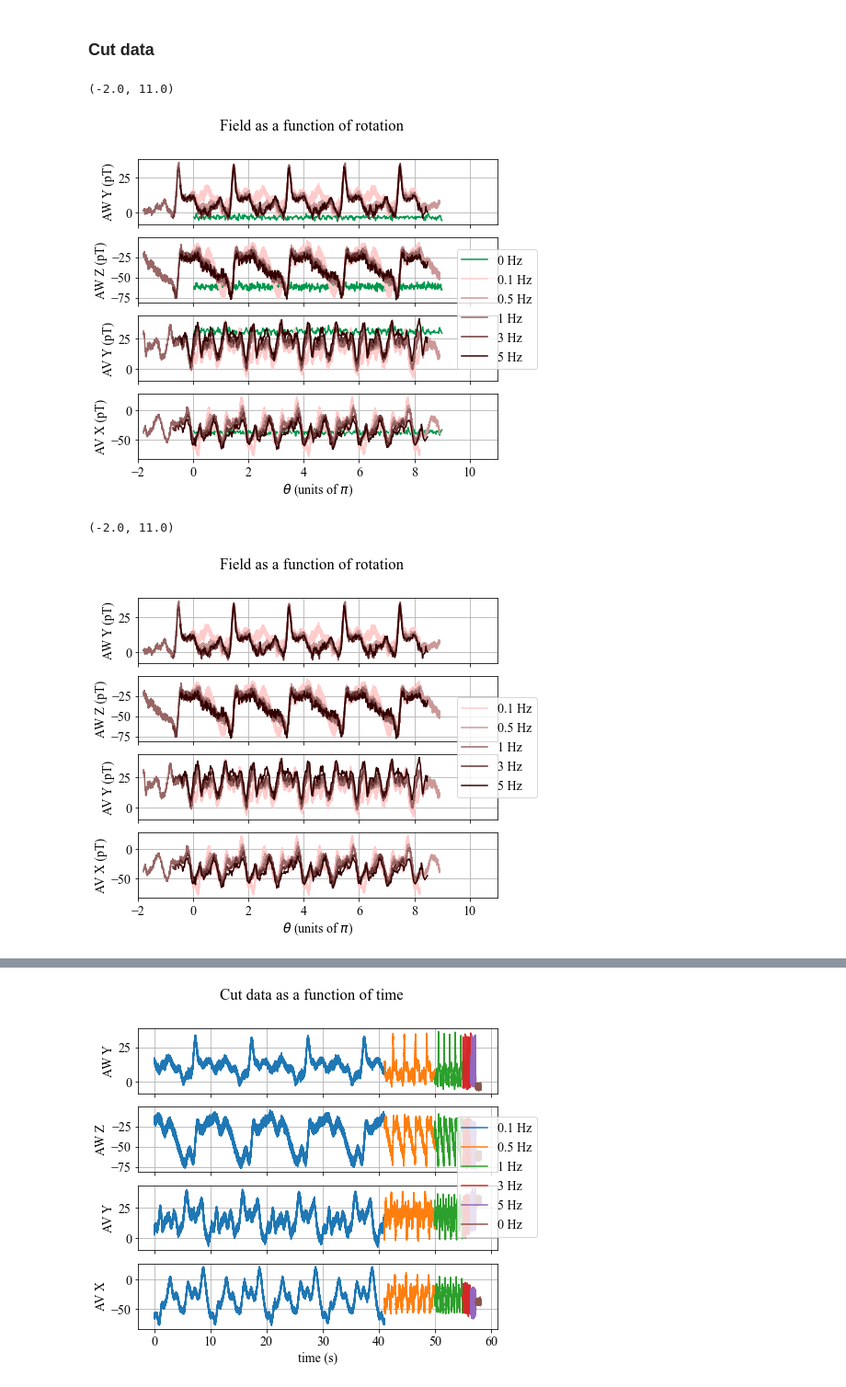
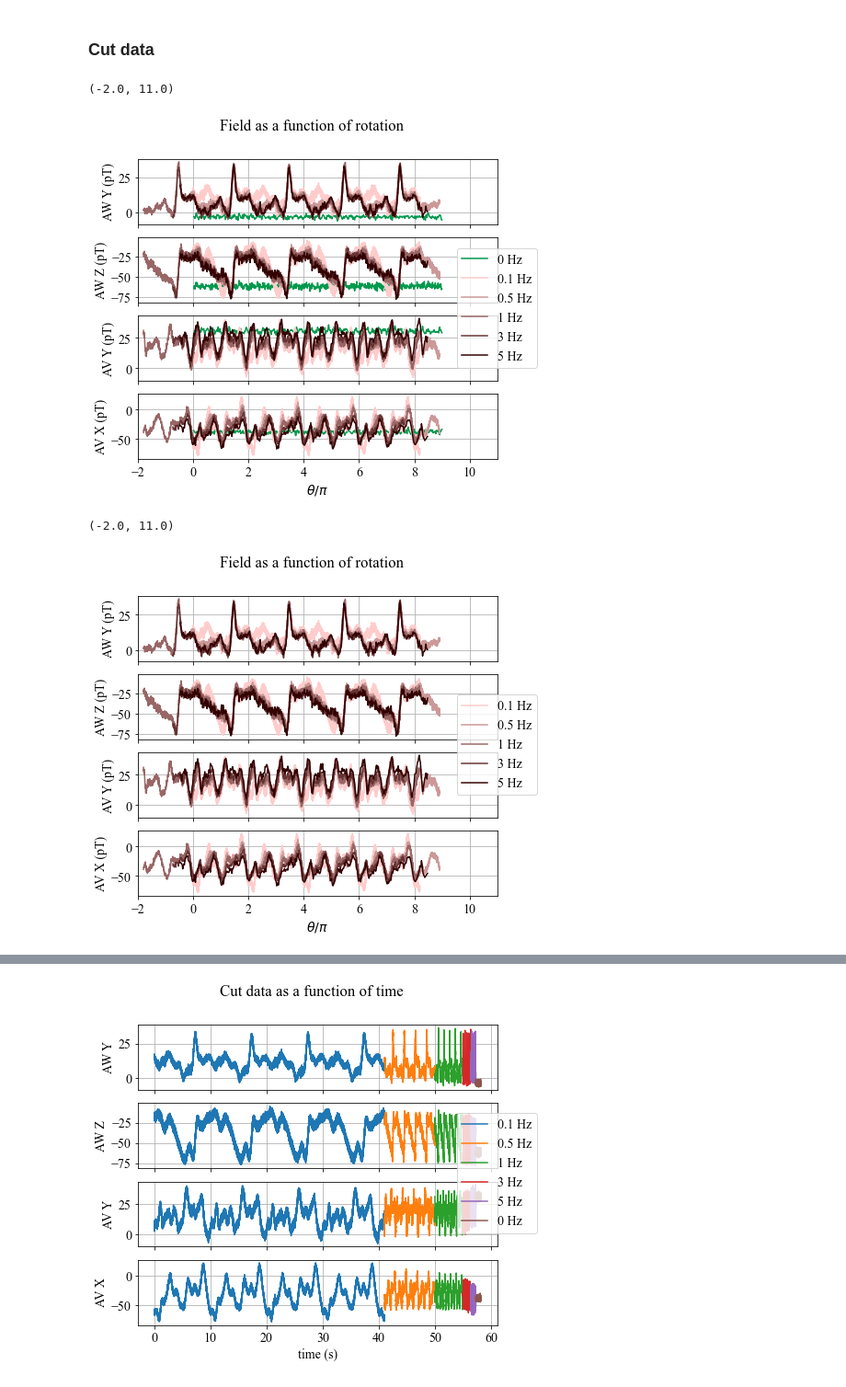
Before and after one commit to nancy-aggarwal/Characterization-of-ARIADNE-source-mass-rotor_Github, a Jupyter notebook: Code/Cut-and-Average-Data-Exp2.ipynb, the cells around one changed output, grey strips where cells are left out. Shown at 92% size. Saved outputs shown, nothing was run; the diff lists cells and outputs as text; code cells hidden in the pictures.

```diff
--- a/Code/Cut-and-Average-Data-Exp2.ipynb
+++ b/Code/Cut-and-Average-Data-Exp2.ipynb
@@ -14,7 +13,7 @@ import pickle
 # import json
 # %%
 SaveData = True
-SaveDataFigs = True
+SaveDataFigs = False
 
 dpiN = 1000
 dark_plots = False
@@ -24,8 +23,8 @@ if dark_plots:
 else:
     dark = 'whitebg/'
     mpl.rcParams.update(mpl.rcParamsDefault)
-SavePlotDir_Exp2  = '../Results/Exp2/'+dark+'ProcessedData/'
-SaveDataDir_Exp2  = '../Results/Exp2/'+'Pickles/'
+SavePlotDir_Exp2  = '../Results/2021-12-20/Exp2/'+dark+'ProcessedData/'
+SaveDataDir_Exp2  = '../Results/2021-12-20/Exp2/'+'Pickles/'
 if SaveDataFigs:
     if not os.path.exists(SavePlotDir_Exp2):
         os.makedirs(SavePlotDir_Exp2)
@@ -356,35 +355,35 @@ for freq in plot_freq:
         else:
             cval = 0.8-i_freq/ncol
             c = [cval+0.2,cval,cval,alph]
         i_freq +=1
 #     print(c)
     sp1.plot(Exp2_data_cut['theta'][freq]/180,Exp2_data_cut['AW']['Y'][freq]['B'],label='{} Hz'.format(freq),color = c)
     sp2.plot(Exp2_data_cut['theta'][freq]/180,Exp2_data_cut['AW']['Z'][freq]['B'],color = c)
     sp3.plot(Exp2_data_cut['theta'][freq]/180,Exp2_data_cut['AV']['Y'][freq]['B'],color = c)
     sp4.plot(Exp2_data_cut['theta'][freq]/180,Exp2_data_cut['AV']['X'][freq]['B'],color = c)
 sp1.set_ylabel('AW Y (pT)')
 sp2.set_ylabel('AW Z (pT)')
 sp3.set_ylabel('AV Y (pT)')
 sp4.set_ylabel('AV X (pT)')
-sp4.set_xlabel('$\\theta$ (units of $\pi$)')
+sp4.set_xlabel('$\\theta/\pi$')
 sp1.grid()
 sp2.grid()
 sp3.grid()
 sp4.grid()
 fig.legend(loc='center right')
 if SaveDataFigs:
     plt.savefig(SavePlotDir_Exp2+'Exp2_cut_data_theta_with_0Hz.png',bbox_inches='tight',dpi = dpiN)
     sp1.set_xlim(0,2)
     plt.savefig(SavePlotDir_Exp2+'Exp2_cut_data_theta_zoom_with_0Hz.png',bbox_inches='tight',dpi = dpiN)
     sp1.set_xlim(0,4)
     plt.savefig(SavePlotDir_Exp2+'Exp2_cut_data_theta_zoom_2_with_0Hz.png',bbox_inches='tight',dpi = dpiN)
     sp1.set_xlim(0,6)
     plt.savefig(SavePlotDir_Exp2+'Exp2_cut_data_theta_zoom_3_with_0Hz.png',bbox_inches='tight',dpi = dpiN)
 
 sp1.set_xlim(-2,11)
 # %% [output]
 (-2.0, 11.0)
-[figure, old version]
+[figure, new version]
 # %%
 fig,[sp1,sp2,sp3,sp4]=plt.subplots(nrows=4,ncols=1,sharex=True,figsize = (7,6))
 fig.suptitle('Field as a function of rotation')
@@ -412,7 +411,7 @@ sp1.set_ylabel('AW Y (pT)')
 sp2.set_ylabel('AW Z (pT)')
 sp3.set_ylabel('AV Y (pT)')
 sp4.set_ylabel('AV X (pT)')
-sp4.set_xlabel('$\\theta$ (units of $\pi$)')
+sp4.set_xlabel('$\\theta/\pi$')
 sp1.grid()
 sp2.grid()
 sp3.grid()
@@ -430,7 +429,7 @@ if SaveDataFigs:
 sp1.set_xlim(-2,11)
 # %% [output]
 (-2.0, 11.0)
-[figure, old version]
+[figure, new version]
 # %%
 fig,[sp1,sp2,sp3,sp4]=plt.subplots(nrows=4,ncols=1,sharex=True,figsize = (7,6))
 fig.suptitle('Field as a function of rotation')
```
Also changed, not shown: parts of 9 cells of this notebook, 17 other files.
